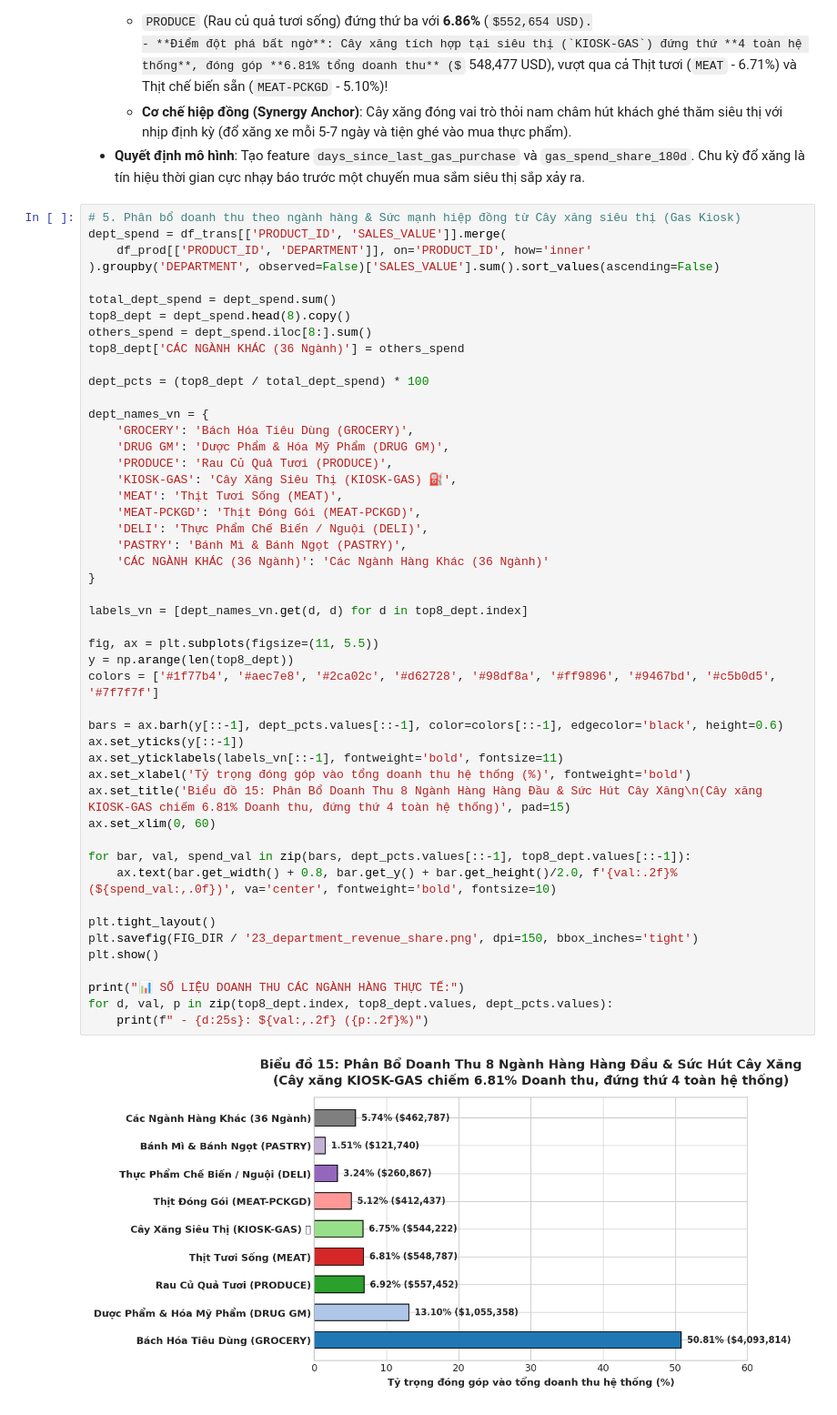
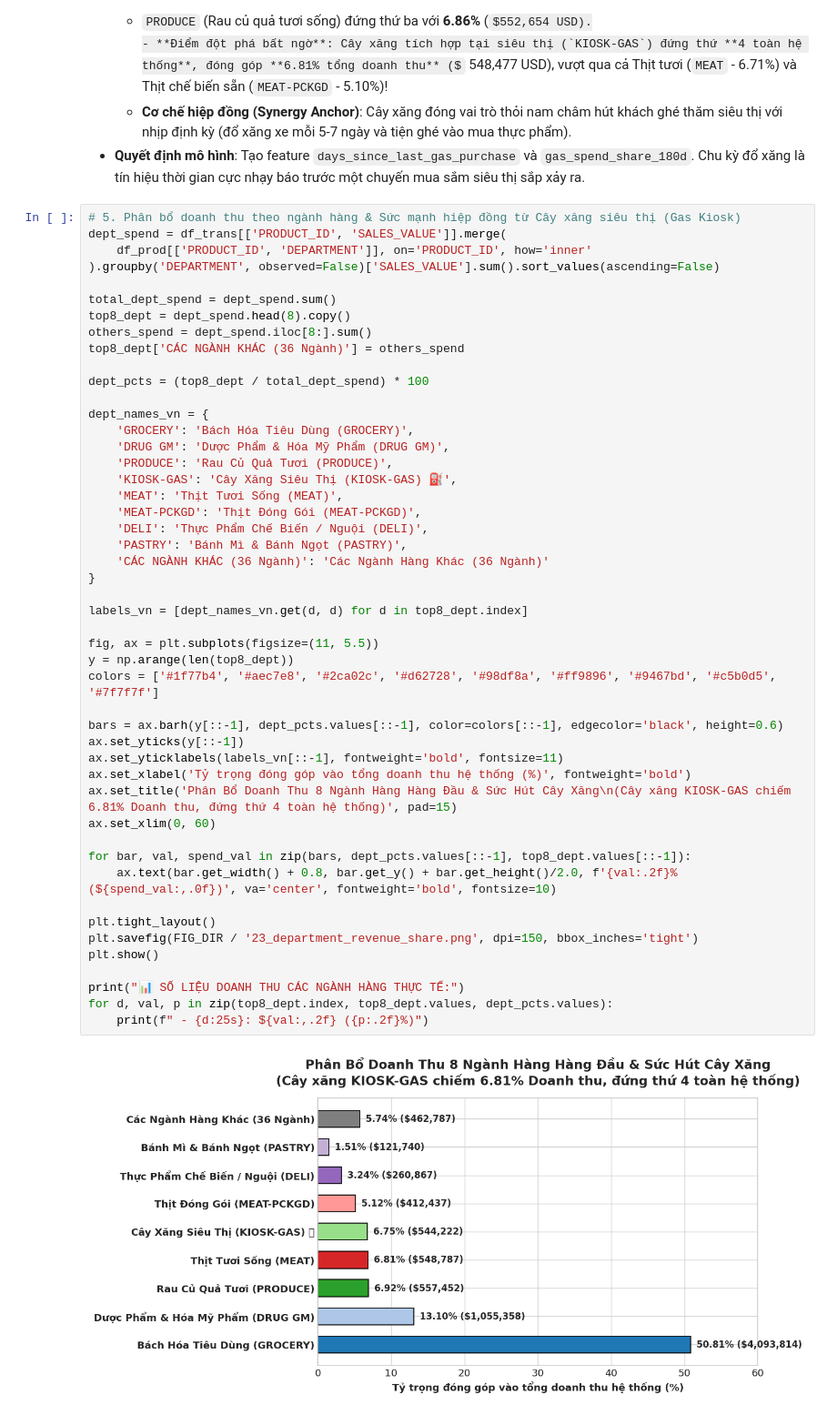
Before and after one commit to kien3007/purchasing-propensity-model, a Jupyter notebook: notebooks/01_eda_and_data_quality.ipynb, the cells around one changed output. Shown at 91% size. Saved outputs shown, nothing was run; the diff lists cells and outputs as text; some formulas as TeX source.

```diff
--- a/notebooks/01_eda_and_data_quality.ipynb
+++ b/notebooks/01_eda_and_data_quality.ipynb
@@ -842,35 +841,35 @@ dept_names_vn = {
     'MEAT': 'Thịt Tươi Sống (MEAT)',
     'MEAT-PCKGD': 'Thịt Đóng Gói (MEAT-PCKGD)',
     'DELI': 'Thực Phẩm Chế Biến / Nguội (DELI)',
     'PASTRY': 'Bánh Mì & Bánh Ngọt (PASTRY)',
     'CÁC NGÀNH KHÁC (36 Ngành)': 'Các Ngành Hàng Khác (36 Ngành)'
 }
 
 labels_vn = [dept_names_vn.get(d, d) for d in top8_dept.index]
 
 fig, ax = plt.subplots(figsize=(11, 5.5))
 y = np.arange(len(top8_dept))
 colors = ['#1f77b4', '#aec7e8', '#2ca02c', '#d62728', '#98df8a', '#ff9896', '#9467bd', '#c5b0d5', '#7f7f7f']
 
 bars = ax.barh(y[::-1], dept_pcts.values[::-1], color=colors[::-1], edgecolor='black', height=0.6)
 ax.set_yticks(y[::-1])
 ax.set_yticklabels(labels_vn[::-1], fontweight='bold', fontsize=11)
 ax.set_xlabel('Tỷ trọng đóng góp vào tổng doanh thu hệ thống (%)', fontweight='bold')
-ax.set_title('Biểu đồ 15: Phân Bổ Doanh Thu 8 Ngành Hàng Hàng Đầu & Sức Hút Cây Xăng\n(Cây xăng KIOSK-GAS chiếm 6.81% Doanh thu, đứng thứ 4 toàn hệ thống)', pad=15)
+ax.set_title('Phân Bổ Doanh Thu 8 Ngành Hàng Hàng Đầu & Sức Hút Cây Xăng\n(Cây xăng KIOSK-GAS chiếm 6.81% Doanh thu, đứng thứ 4 toàn hệ thống)', pad=15)
 ax.set_xlim(0, 60)
 
 for bar, val, spend_val in zip(bars, dept_pcts.values[::-1], top8_dept.values[::-1]):
     ax.text(bar.get_width() + 0.8, bar.get_y() + bar.get_height()/2.0, f'{val:.2f}% (${spend_val:,.0f})', va='center', fontweight='bold', fontsize=10)
 
 plt.tight_layout()
 plt.savefig(FIG_DIR / '23_department_revenue_share.png', dpi=150, bbox_inches='tight')
 plt.show()
 
 print("📊 SỐ LIỆU DOANH THU CÁC NGÀNH HÀNG THỰC TẾ:")
 for d, val, p in zip(top8_dept.index, top8_dept.values, dept_pcts.values):
     print(f" - {d:25s}: ${val:,.2f} ({p:.2f}%)")
 # %% [output]
-[figure, old version]
+[figure, new version]
 📊 SỐ LIỆU DOANH THU CÁC NGÀNH HÀNG THỰC TẾ:
  - GROCERY                  : $4,093,814.25 (50.81%)
  - DRUG GM                  : $1,055,358.00 (13.10%)
```
Also changed, not shown: parts of 4 cells of this notebook, 8 other files.
